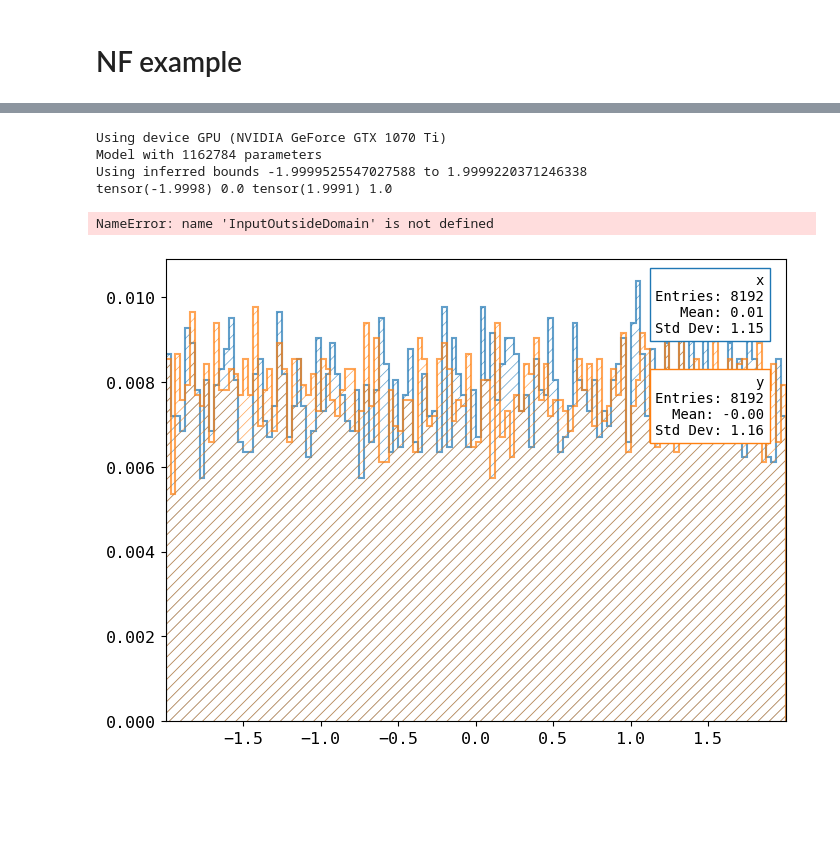
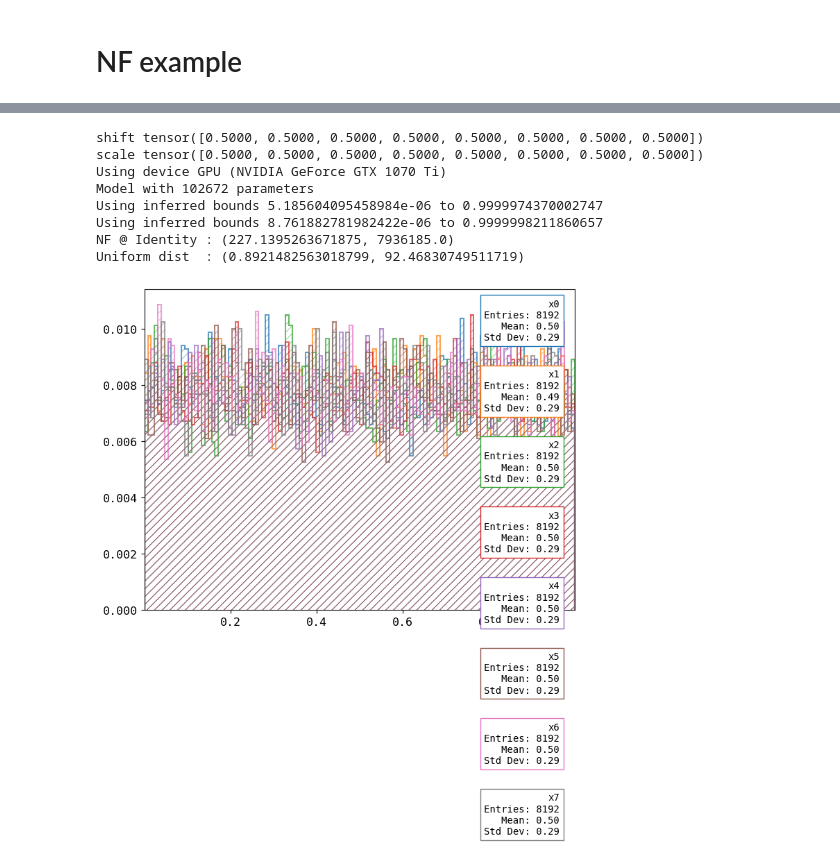
Before and after one commit to nVentis/MEM_HEP, a Jupyter notebook: notebooks/mem_nis_v2.ipynb, the cells around one changed output, grey strips where cells are left out. Cells and saved outputs as stored; diff of their text form; code cells hidden in the pictures; blank space fills up the shorter version.

```diff
--- a/notebooks/mem_nis_v2.ipynb
+++ b/notebooks/mem_nis_v2.ipynb
@@ -28,7 +121,8 @@ import torch
 from normflows.flows import Flow
 
 class ScaleShift(Flow):
-    def __init__(self, scale:torch.Tensor, shift:torch.Tensor):
+    def __init__(self, scale:torch.Tensor, shift:torch.Tensor,
+                 limit_lower:Optional[torch.Tensor]=None, limit_upper:Optional[torch.Tensor]=None):
         super().__init__()
 
         self.scale = scale
@@ -209,11 +280,0 @@ def func(args):
-# %%
-nfm = get_nfm(q0=a, hidden_units=128, linear_permute=False)
-plot_proposal(a, n_samples=8192)
-plot_proposal(nfm, n_samples=8192)
-# %% [output]
-Using device GPU (NVIDIA GeForce GTX 1070 Ti)
-Model with 1162784 parameters
-Using inferred bounds -1.9999525547027588 to 1.9999220371246338
-tensor(-1.9998) 0.0 tensor(1.9991) 1.0
-NameError: name 'InputOutsideDomain' is not defined
-[figure, removed]
@@ -219,0 +283,24 @@ NameError: name 'InputOutsideDomain' is not defined
+# %%
+nfm = get_nfm(q0=a, hidden_units=32, hidden_layers=5, num_bins=16, input_size=8, tails='linear', tail_bound=B)
+context = {}
+
+plot_proposal(a, n_samples=8192)
+plot_proposal(nfm, n_samples=8192)
+
+print(f'NF @ Identity : {get_result(nfm, func, n_samples=32000)}')
+print(f'Uniform dist  : {get_result(a, func, n_samples=32000)}')
+
+# samples, log_p = nfm.sample(1000)
+# results = func(samples).detach().cpu().numpy()
+
+# plot_integrand(nfm, func, n_samples=4096)
+# %% [output]
+shift tensor([0.5000, 0.5000, 0.5000, 0.5000, 0.5000, 0.5000, 0.5000, 0.5000])
+scale tensor([0.5000, 0.5000, 0.5000, 0.5000, 0.5000, 0.5000, 0.5000, 0.5000])
+Using device GPU (NVIDIA GeForce GTX 1070 Ti)
+Model with 102672 parameters
+Using inferred bounds 5.185604095458984e-06 to 0.9999974370002747
+Using inferred bounds 8.761882781982422e-06 to 0.9999998211860657
+NF @ Identity : (227.1395263671875, 7936185.0)
+Uniform dist  : (0.8921482563018799, 92.46830749511719)
+[figure, added]
```
Also changed, not shown: parts of 24 cells of this notebook, 8 other files.
